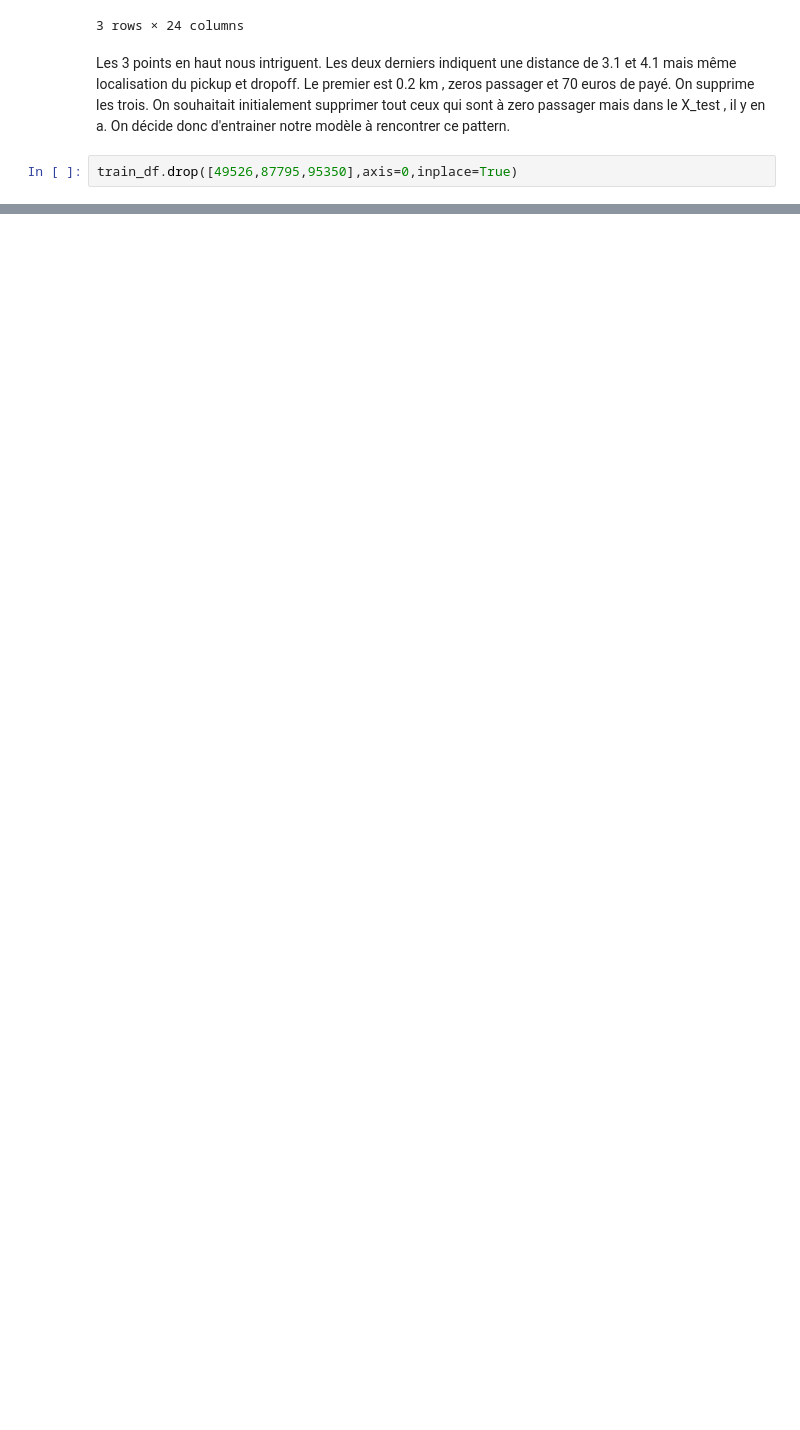
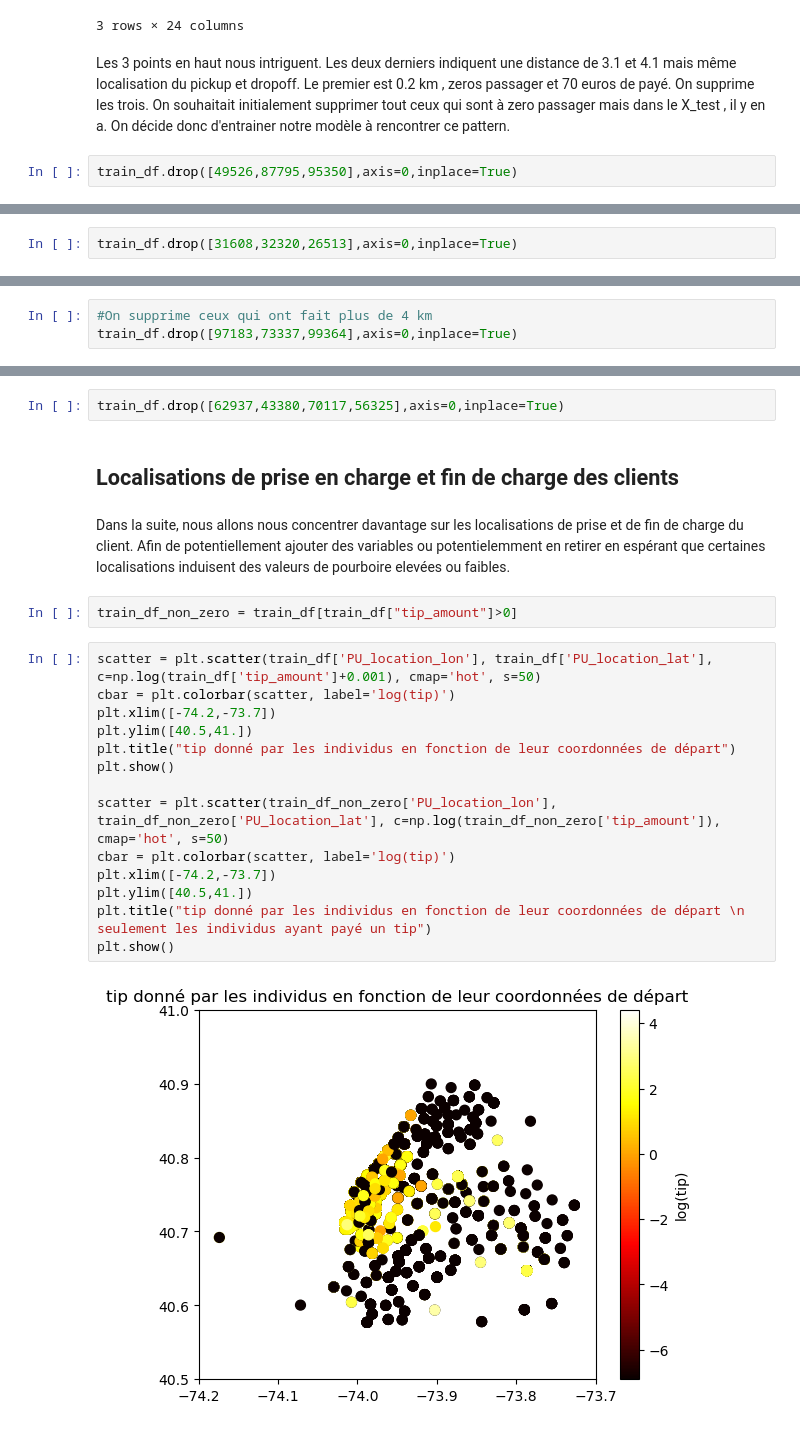
Before and after one commit to enzoben/NYC-taxis-tips, a Jupyter notebook: NYTT_data_analysis.ipynb, the cells around one changed output, grey strips where cells are left out. Drawn from its saved outputs; the diff is of its cells as text; blank space fills up the shorter version.

```diff
--- a/NYTT_data_analysis.ipynb
+++ b/NYTT_data_analysis.ipynb
@@ -548,0 +628,2 @@ train_df.drop([49526,87795,95350],axis=0,inplace=True)
+# %%
+train_df.drop([31608,32320,26513],axis=0,inplace=True)
@@ -548,0 +655,3 @@ train_df.drop([49526,87795,95350],axis=0,inplace=True)
+# %%
+#On supprime ceux qui ont fait plus de 4 km
+train_df.drop([97183,73337,99364],axis=0,inplace=True)
@@ -548,0 +669,24 @@ train_df.drop([49526,87795,95350],axis=0,inplace=True)
+# %%
+train_df.drop([62937,43380,70117,56325],axis=0,inplace=True)
+# %% [markdown]
+## Localisations de prise en charge et fin de charge des clients
+# %% [markdown]
+Dans la suite, nous allons nous concentrer davantage sur les localisations de prise et de fin de charge du client. Afin de potentiellement ajouter des variables ou potentielemment en retirer en espérant que certaines localisations induisent des valeurs de pourboire elevées ou faibles.
+# %%
+train_df_non_zero = train_df[train_df["tip_amount"]>0]
+# %%
+scatter = plt.scatter(train_df['PU_location_lon'], train_df['PU_location_lat'], c=np.log(train_df['tip_amount']+0.001), cmap='hot', s=50)
+cbar = plt.colorbar(scatter, label='log(tip)')
+plt.xlim([-74.2,-73.7])
+plt.ylim([40.5,41.])
+plt.title("tip donné par les individus en fonction de leur coordonnées de départ")
+plt.show()
+
+scatter = plt.scatter(train_df_non_zero['PU_location_lon'], train_df_non_zero['PU_location_lat'], c=np.log(train_df_non_zero['tip_amount']), cmap='hot', s=50)
+cbar = plt.colorbar(scatter, label='log(tip)')
+plt.xlim([-74.2,-73.7])
+plt.ylim([40.5,41.])
+plt.title("tip donné par les individus en fonction de leur coordonnées de départ \n seulement les individus ayant payé un tip")
+plt.show()
+# %% [output]
+[figure, added]
```
Also changed, not shown: parts of 50 cells of this notebook.
